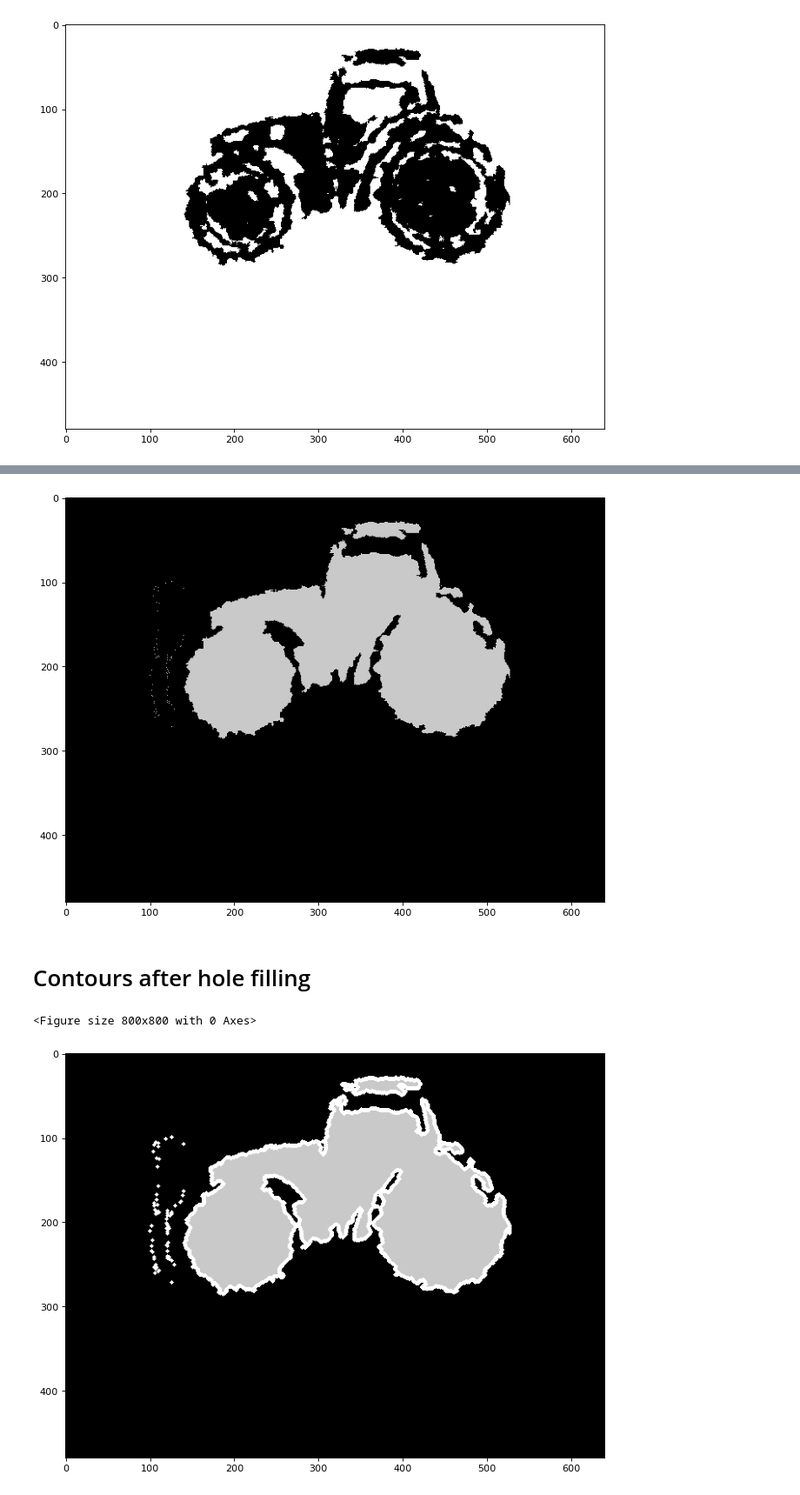
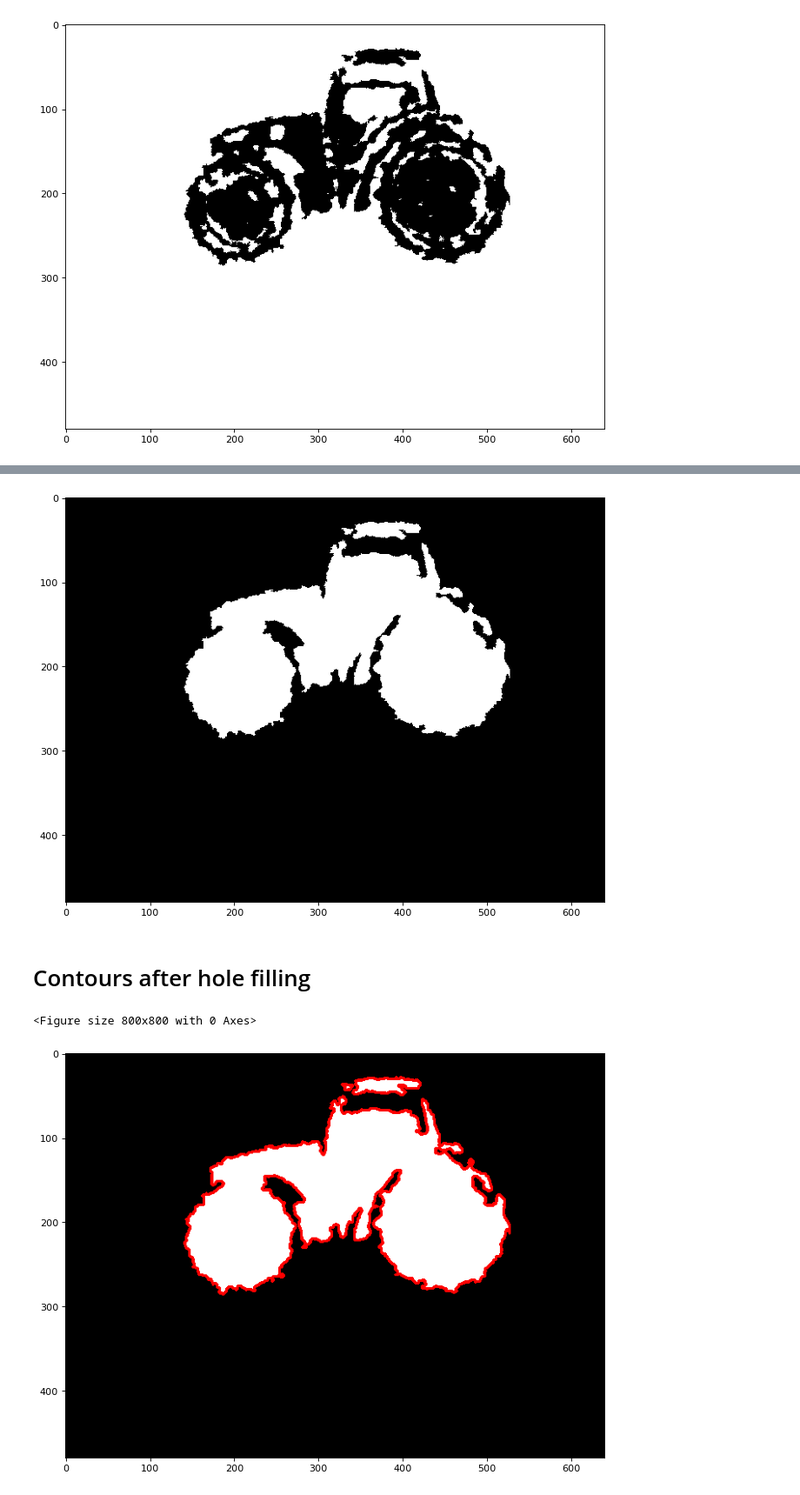
Before and after one commit to MarcinFilipek/Vision, a Jupyter notebook: notebooks/Kinect/Background substraction.ipynb, the cells around one changed output, grey strips where cells are left out. Shown at 87% size. Drawn from its saved outputs; the diff is of its cells as text; code cells hidden in the pictures.

Commit message:
Modified flow to get object contours

```diff
--- a/notebooks/Kinect/Background substraction.ipynb
+++ b/notebooks/Kinect/Background substraction.ipynb
@@ -77,6 +63,7 @@ show_image(thresh_not)
 # %% [markdown]
 ## Remove noise (dots)
 # %%
-show_image(remove_noise(thresh_not, 5, True))
+removed_noise = remove_noise(thresh_not, 5, True)
+show_image(removed_noise)
 # %% [output]
 [figure]
@@ -93,22 +82,24 @@ F[-1, :] = thresh_not[-1, :]
 # %%
 for i in range(5000):
     F_dilation = cv2.dilate(F, kernel, iterations=1)
-    F = cv2.bitwise_and(F_dilation, thresh_not)
+    F = cv2.bitwise_and(F_dilation, removed_noise)
 
 result = cv2.bitwise_not(F)
 # %%
 show_image(result)
 # %% [output]
-[figure, old version]
+[figure, new version]
 # %% [markdown]
 # Contours after hole filling
 # %%
 contours, _ = cv2.findContours(result, cv2.RETR_TREE, cv2.CHAIN_APPROX_SIMPLE)
 contours = sorted(contours, key=cv2.contourArea)
+# %%
+rgb_image = cv2.cvtColor(result, cv2.COLOR_GRAY2RGB)
 # %%
-image_with_contours = cv2.drawContours(result, contours, -1, (255, 255, 255), 3)
+image_with_contours = cv2.drawContours(rgb_image, contours, -1, (255, 0, 0), 2)
 plt.figure(figsize=(10, 10), dpi=80)
 show_image(image_with_contours)
 # %% [output]
 <Figure size 800x800 with 0 Axes>
-[figure, old version]
+[figure, new version]
```
Also changed, not shown: parts of 4 cells of this notebook.
